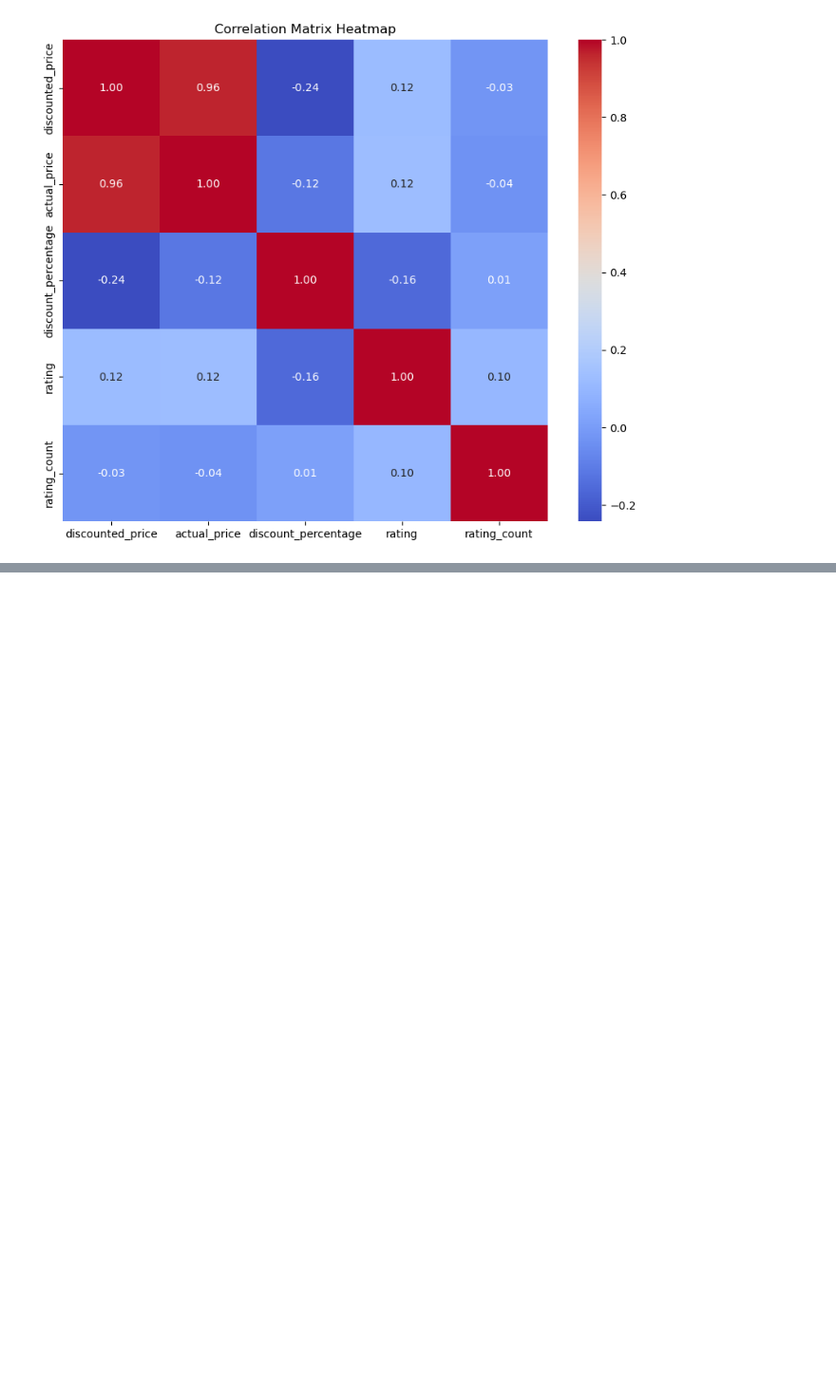
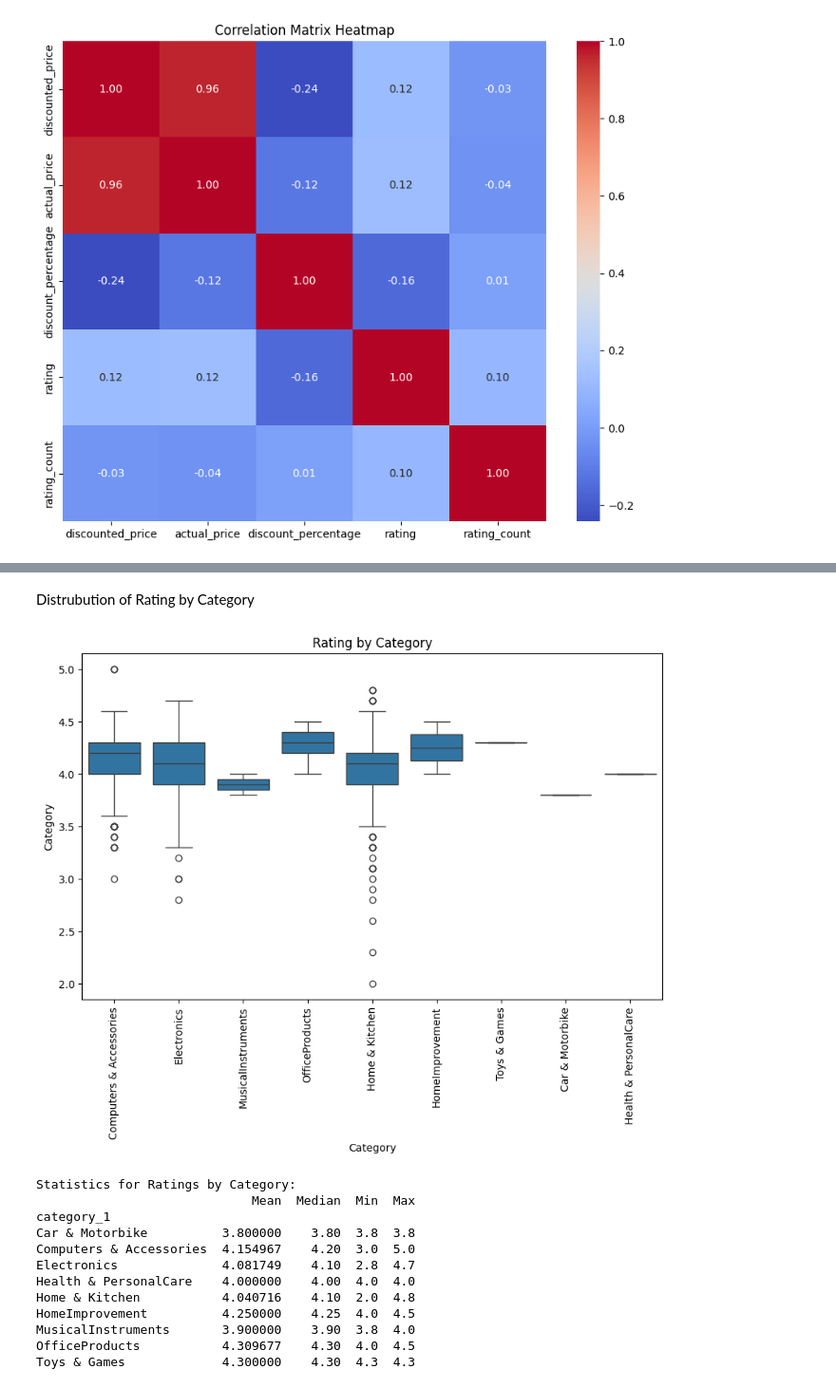
Before and after one commit to krittika2101/SC1015--Amazon-Sales-Recommendation-System, a Jupyter notebook: Amazon_Sales_Recommendation_System.ipynb, the cells around one changed output, grey strips where cells are left out. Shown: that part at 95% size. Drawn from its saved outputs; the diff is of its cells as text; code cells hidden in the pictures; blank space fills up the shorter version.

```diff
--- a/Amazon_Sales_Recommendation_System.ipynb
+++ b/Amazon_Sales_Recommendation_System.ipynb
@@ -301,2 +342,36 @@ plt.show()
+# %% [markdown]
+Distrubution of Rating by Category
 # %%
-### ADD MORE EDA HERE ###
+# Plotting
+plt.figure(figsize=(10, 6))
+
+# Boxplot for Ratings by Category
+sns.boxplot(data=amazon_sales_updated, x=amazon_sales_updated['category_1'], y=amazon_sales_updated['rating'])
+plt.title('Rating by Category')
+plt.xlabel('Category')
+plt.ylabel('Category')
+plt.xticks(rotation=90)
+
+plt.show()
+
+# Calculate statistics for each category
+category_stats = amazon_sales_updated.groupby('category_1')['rating'].describe()[['mean', '50%', 'min', 'max']]
+category_stats.columns = ['Mean', 'Median', 'Min', 'Max']
+
+# Print statistics
+print("Statistics for Ratings by Category:")
+print(category_stats)
+# %% [output]
+[figure, added]
+Statistics for Ratings by Category:
+                             Mean  Median  Min  Max
+category_1
+Car & Motorbike          3.800000    3.80  3.8  3.8
+Computers & Accessories  4.154967    4.20  3.0  5.0
+Electronics              4.081749    4.10  2.8  4.7
+Health & PersonalCare    4.000000    4.00  4.0  4.0
+Home & Kitchen           4.040716    4.10  2.0  4.8
+HomeImprovement          4.250000    4.25  4.0  4.5
+MusicalInstruments       3.900000    3.90  3.8  4.0
+OfficeProducts           4.309677    4.30  4.0  4.5
+Toys & Games             4.300000    4.30  4.3  4.3
```
Also changed, not shown: parts of 11 cells of this notebook.
